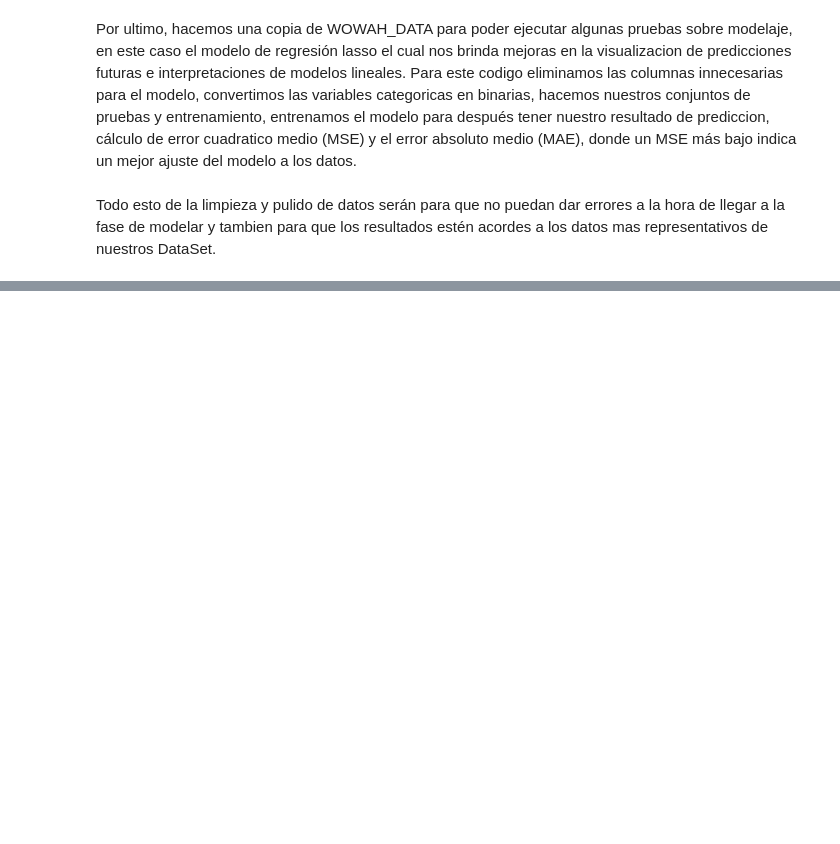
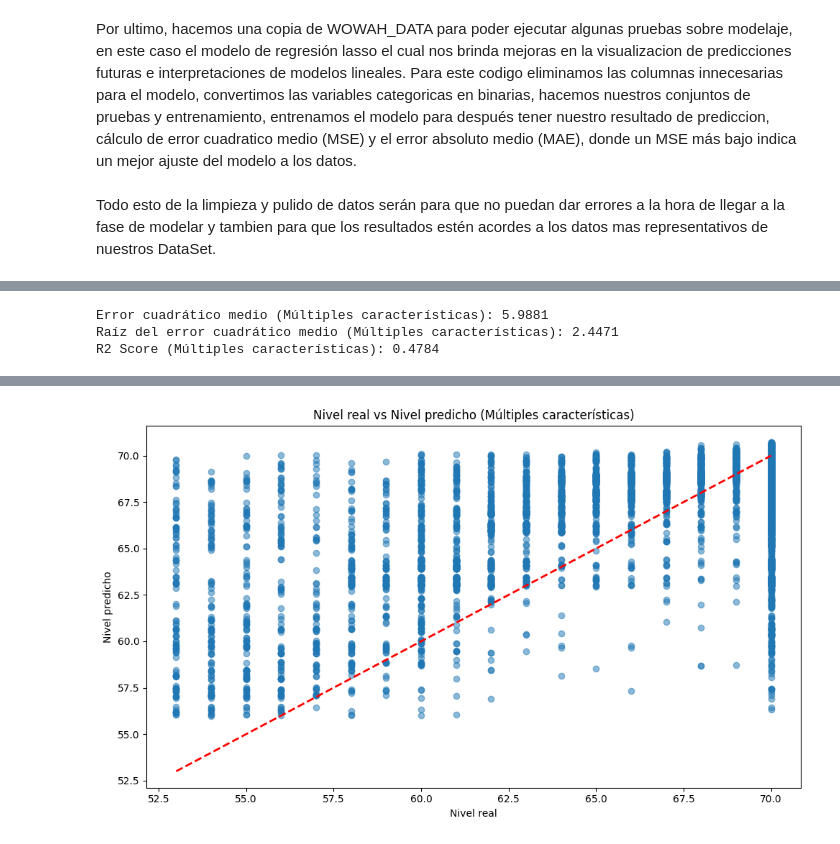
Before and after one commit to Andresilvampuero/machinwow, a Jupyter notebook: wow/notebooks/Exploracion.ipynb, the cells around one changed output, grey strips where cells are left out. Saved outputs shown, nothing was run; the diff lists cells and outputs as text; code cells hidden in the pictures; blank space fills up the shorter version.

```diff
--- a/wow/notebooks/Exploracion.ipynb
+++ b/wow/notebooks/Exploracion.ipynb
@@ -777,0 +877,57 @@ Todo esto de la limpieza y pulido de datos serán para que no puedan dar errores
+# %%
+import pandas as pd
+import numpy as np
+from sklearn.model_selection import train_test_split
+from sklearn.linear_model import LinearRegression
+from sklearn.metrics import mean_squared_error, r2_score
+from sklearn.preprocessing import StandardScaler
+import matplotlib.pyplot as plt
+
+# Preparar los datos con múltiples características
+features = ['race', 'charclass', 'zone', 'timestamp']
+X_multi = pd.get_dummies(wowah_data[features], columns=['race', 'charclass', 'zone'], drop_first=True)
+y = wowah_data['level']
+
+# Tomar una muestra si el conjunto de datos es demasiado grande
+sample_size = 100000  # Ajusta este número según sea necesario
+if len(X_multi) > sample_size:
+    X_multi = X_multi.sample(n=sample_size, random_state=42)
+    y = y[X_multi.index]
+
+# Dividir los datos
+X_train_multi, X_test_multi, y_train, y_test = train_test_split(X_multi, y, test_size=0.2, random_state=42)
+
+# Escalar las características
+scaler = StandardScaler()
+X_train_scaled = scaler.fit_transform(X_train_multi)
+X_test_scaled = scaler.transform(X_test_multi)
+
+# Crear y entrenar el modelo
+modelo_multi = LinearRegression()
+modelo_multi.fit(X_train_scaled, y_train)
+
+# Hacer predicciones
+y_pred_multi = modelo_multi.predict(X_test_scaled)
+
+# Evaluar el modelo
+mse_multi = mean_squared_error(y_test, y_pred_multi)
+rmse_multi = np.sqrt(mse_multi)
+r2_multi = r2_score(y_test, y_pred_multi)
+
+print(f"Error cuadrático medio (Múltiples características): {mse_multi:.4f}")
+print(f"Raíz del error cuadrático medio (Múltiples características): {rmse_multi:.4f}")
+print(f"R2 Score (Múltiples características): {r2_multi:.4f}")
+
+# Visualizar los resultados
+plt.figure(figsize=(10, 6))
+plt.scatter(y_test, y_pred_multi, alpha=0.5)
+plt.plot([y_test.min(), y_test.max()], [y_test.min(), y_test.max()], 'r--', lw=2)
+plt.xlabel('Nivel real')
+plt.ylabel('Nivel predicho')
+plt.title('Nivel real vs Nivel predicho (Múltiples características)')
+plt.tight_layout()
+plt.show()
+# %% [output]
+Error cuadrático medio (Múltiples características): 5.9881
+Raíz del error cuadrático medio (Múltiples características): 2.4471
+R2 Score (Múltiples características): 0.4784
@@ -777,0 +935 @@ Todo esto de la limpieza y pulido de datos serán para que no puedan dar errores
+[figure, added]
```
Also changed, not shown: parts of 11 cells of this notebook.
